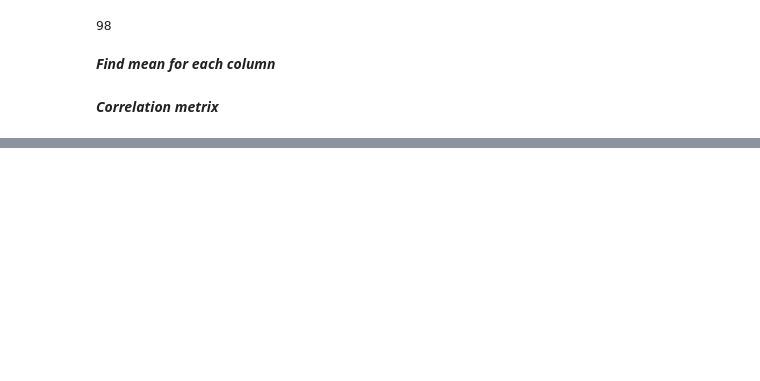
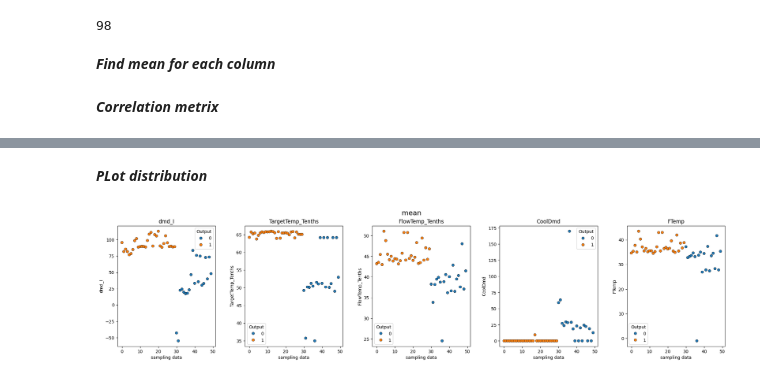
Before and after one commit to M6402334art/Yoom-s-project, a Jupyter notebook: EDA.ipynb, the cells around one changed output, grey strips where cells are left out. Drawn from its saved outputs; the diff is of its cells as text; code cells hidden in the pictures; blank space fills up the shorter version.

```diff
--- a/EDA.ipynb
+++ b/EDA.ipynb
@@ -1492,0 +1262,37 @@ plt.show()
+# %% [markdown]
+***PLot distribution***
+# %%
+# Compare clustering for 4 variables (feature importance)
+
+fig, axs = plt.subplots(1,5, figsize=(25,5))
+fig.suptitle('mean', fontsize=16)
+
+sns.scatterplot(ax=axs[0], data=df, x=df['dmd_I'].index, y='dmd_I', edgecolor='black', hue='Output')
+axs[0].set_xlabel('sampling data')
+axs[0].set_ylabel('dmd_I')
+axs[0].set_title('dmd_I')
+
+sns.scatterplot(ax=axs[1], data=df, x=df['TargetTemp_Tenths'].index, y='TargetTemp_Tenths', edgecolor='black', hue='Output')
+axs[1].set_xlabel('sampling data')
+axs[1].set_ylabel('TargetTemp_Tenths')
+axs[1].set_title('TargetTemp_Tenths')
+
+sns.scatterplot(ax=axs[2], data=df, x=df['FlowTemp_Tenths'].index, y='FlowTemp_Tenths', edgecolor='black', hue='Output')
+axs[2].set_xlabel('sampling data')
+axs[2].set_ylabel('FlowTemp_Tenths')
+axs[2].set_title('FlowTemp_Tenths')
+
+sns.scatterplot(ax=axs[3], data=df, x=df['CoolDmd'].index, y='CoolDmd', edgecolor='black', hue='Output')
+axs[3].set_xlabel('sampling data')
+axs[3].set_ylabel('CoolDmd')
+axs[3].set_title('CoolDmd')
+
+sns.scatterplot(ax=axs[4], data=df, x=df['FTemp'].index, y='FTemp', edgecolor='black', hue='Output')
+axs[4].set_xlabel('sampling data')
+axs[4].set_ylabel('FTemp')
+axs[4].set_title('FTemp')
+
+plt.subplots_adjust(wspace=0.3)
+plt.show()
+# %% [output]
+[figure, added]
```
Also changed, not shown: parts of 11 cells of this notebook, 10 other files.
